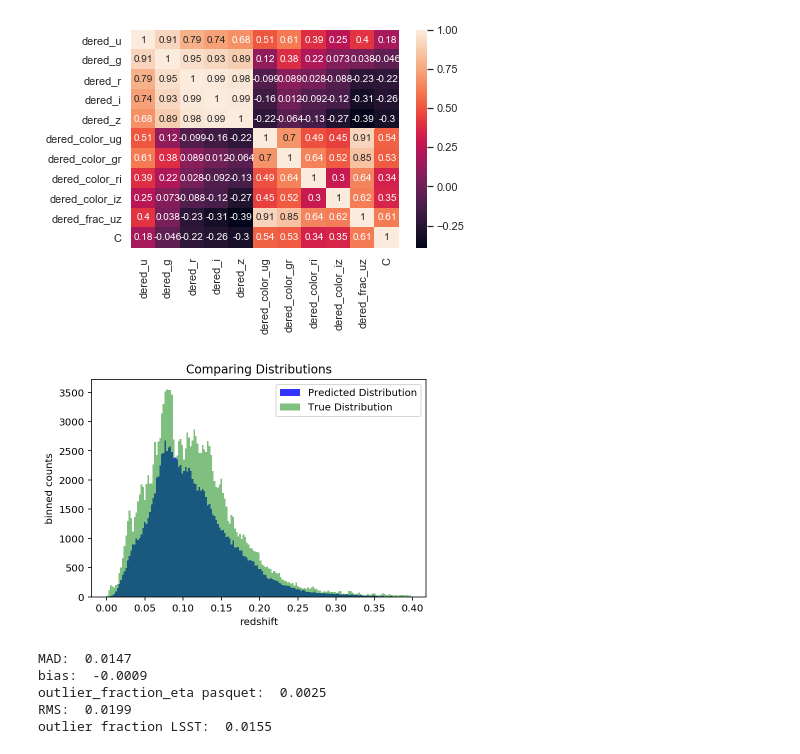
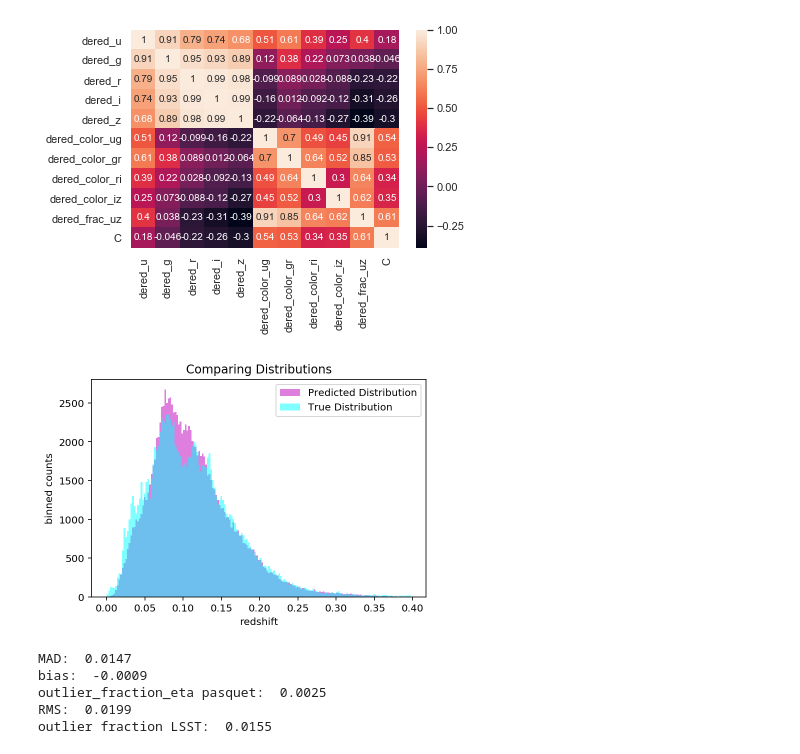
Before and after one commit to awe2/Astro596_Final, a Jupyter notebook: Tutorial/RandomForestRegressor.ipynb, the cells around one changed output. Saved outputs shown, nothing was run; the diff lists cells and outputs as text; code cells hidden in the pictures.

```diff
--- a/Tutorial/RandomForestRegressor.ipynb
+++ b/Tutorial/RandomForestRegressor.ipynb
@@ -174,14 +176,14 @@ BIN_SIZE = (ZMAX - ZMIN) / NB_BINS
 range_z = np.linspace(ZMIN, ZMAX, NB_BINS + 1)[:NB_BINS]
 # %%
 plt.title('Comparing Distributions')
-plt.hist(y_pred,bins=range_z, color='b', label = 'Predicted Distribution', alpha=0.8) #for regression
-plt.hist(z_train,bins=range_z, color='g', label = 'True Distribution', alpha=0.5)
+plt.hist(y_pred,bins=range_z, color='m', label = 'Predicted Distribution', alpha=0.5) #for regression
+plt.hist(y_val_examine,bins=range_z, color='cyan', label = 'True Distribution', alpha=0.5)
 plt.xlabel('redshift')
 plt.ylabel('binned counts')
 plt.legend()
 plt.show()
 # %% [output]
-[figure, old version]
+[figure, new version]
 # %%
 from scipy.stats import kde
 x=y_val_examine
```
Also changed, not shown: parts of 5 cells of this notebook.
